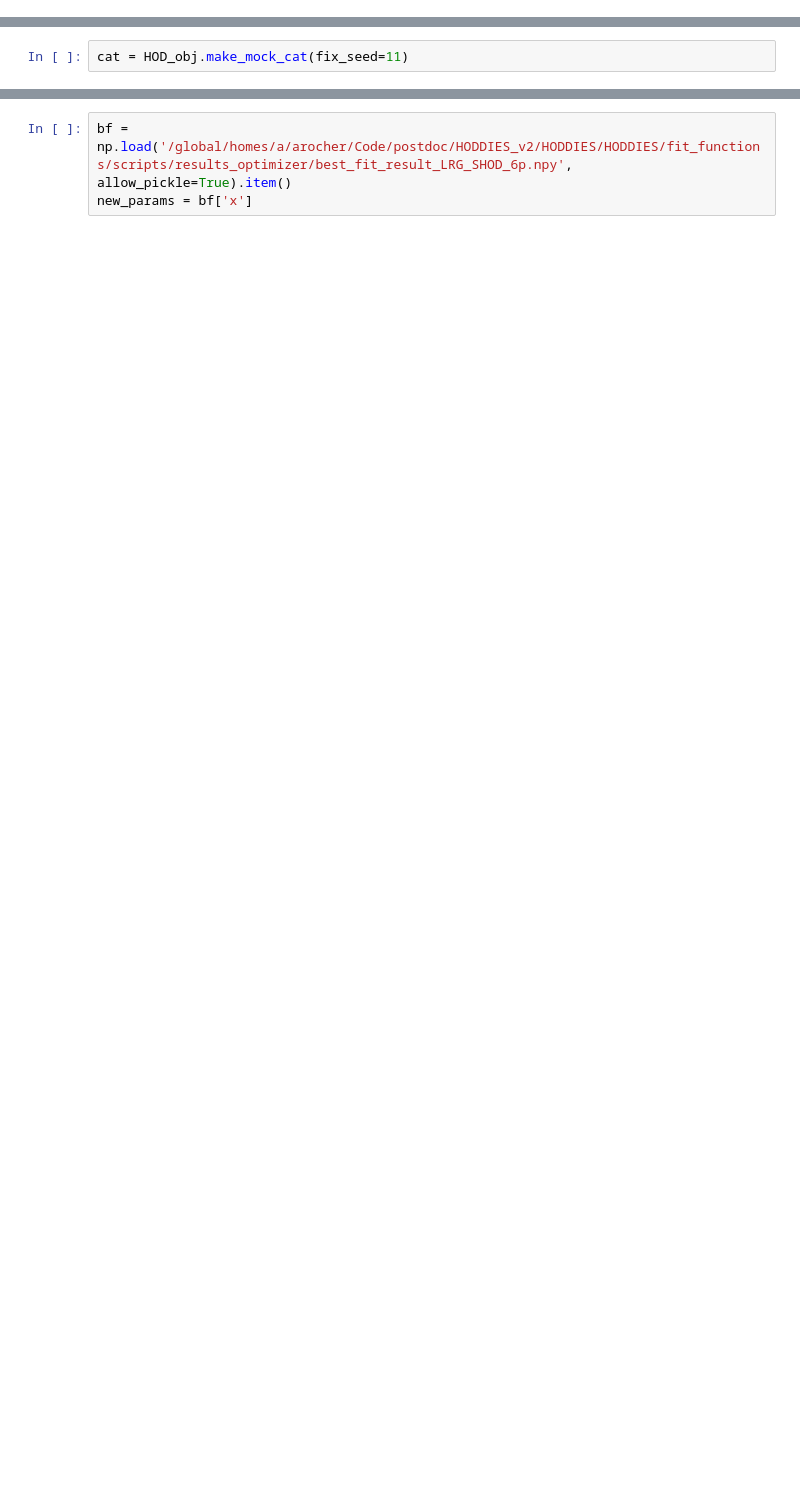
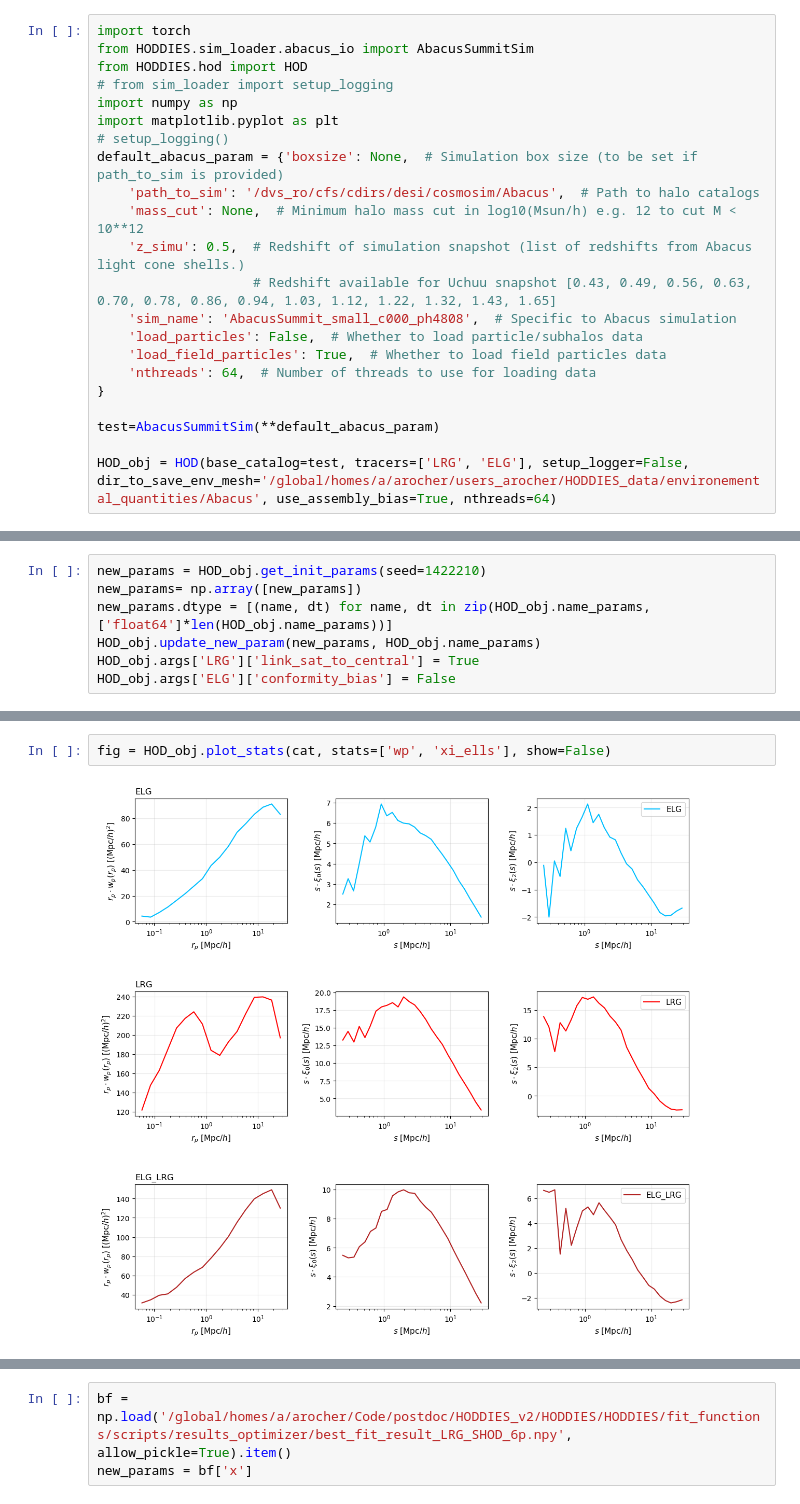
Before and after one commit to antoine-rocher/HODDIES, a Jupyter notebook: HODDIES/hod_fit_examples.ipynb, the cells around one changed output, grey strips where cells are left out. Saved outputs shown, nothing was run; the diff lists cells and outputs as text; blank space fills up the shorter version.

```diff
--- a/HODDIES/hod_fit_examples.ipynb
+++ b/HODDIES/hod_fit_examples.ipynb
@@ -27,0 +1,22 @@ setup_logger False
+# %%
+import torch
+from HODDIES.sim_loader.abacus_io import AbacusSummitSim
+from HODDIES.hod import HOD
+# from sim_loader import setup_logging
+import numpy as np
+import matplotlib.pyplot as plt
+# setup_logging()
+default_abacus_param = {'boxsize': None,  # Simulation box size (to be set if path_to_sim is provided)
+    'path_to_sim': '/dvs_ro/cfs/cdirs/desi/cosmosim/Abacus',  # Path to halo catalogs
+    'mass_cut': None,  # Minimum halo mass cut in log10(Msun/h) e.g. 12 to cut M < 10**12
+    'z_simu': 0.5,  # Redshift of simulation snapshot (list of redshifts from Abacus light cone shells.)
+                    # Redshift available for Uchuu snapshot [0.43, 0.49, 0.56, 0.63, 0.70, 0.78, 0.86, 0.94, 1.03, 1.12, 1.22, 1.32, 1.43, 1.65]
+    'sim_name': 'AbacusSummit_small_c000_ph4808',  # Specific to Abacus simulation
+    'load_particles': False,  # Whether to load particle/subhalos data
+    'load_field_particles': True,  # Whether to load field particles data
+    'nthreads': 64,  # Number of threads to use for loading data
+}
+
+test=AbacusSummitSim(**default_abacus_param)
+
+HOD_obj = HOD(base_catalog=test, tracers=['LRG', 'ELG'], setup_logger=False, dir_to_save_env_mesh='/global/homes/a/arocher/users_arocher/HODDIES_data/environemental_quantities/Abacus', use_assembly_bias=True, nthreads=64)
@@ -27,0 +96,7 @@ setup_logger False
+# %%
+new_params = HOD_obj.get_init_params(seed=1422210)
+new_params= np.array([new_params])
+new_params.dtype = [(name, dt) for name, dt in zip(HOD_obj.name_params, ['float64']*len(HOD_obj.name_params))]
+HOD_obj.update_new_param(new_params, HOD_obj.name_params)
+HOD_obj.args['LRG']['link_sat_to_central'] = True
+HOD_obj.args['ELG']['conformity_bias'] = False
@@ -28,2 +121,4 @@ setup_logger False
 # %%
-cat = HOD_obj.make_mock_cat(fix_seed=11)
+fig = HOD_obj.plot_stats(cat, stats=['wp', 'xi_ells'], show=False)
+# %% [output]
+[figure, added]
```
Also changed, not shown: parts of 31 cells of this notebook, 13 other files.
